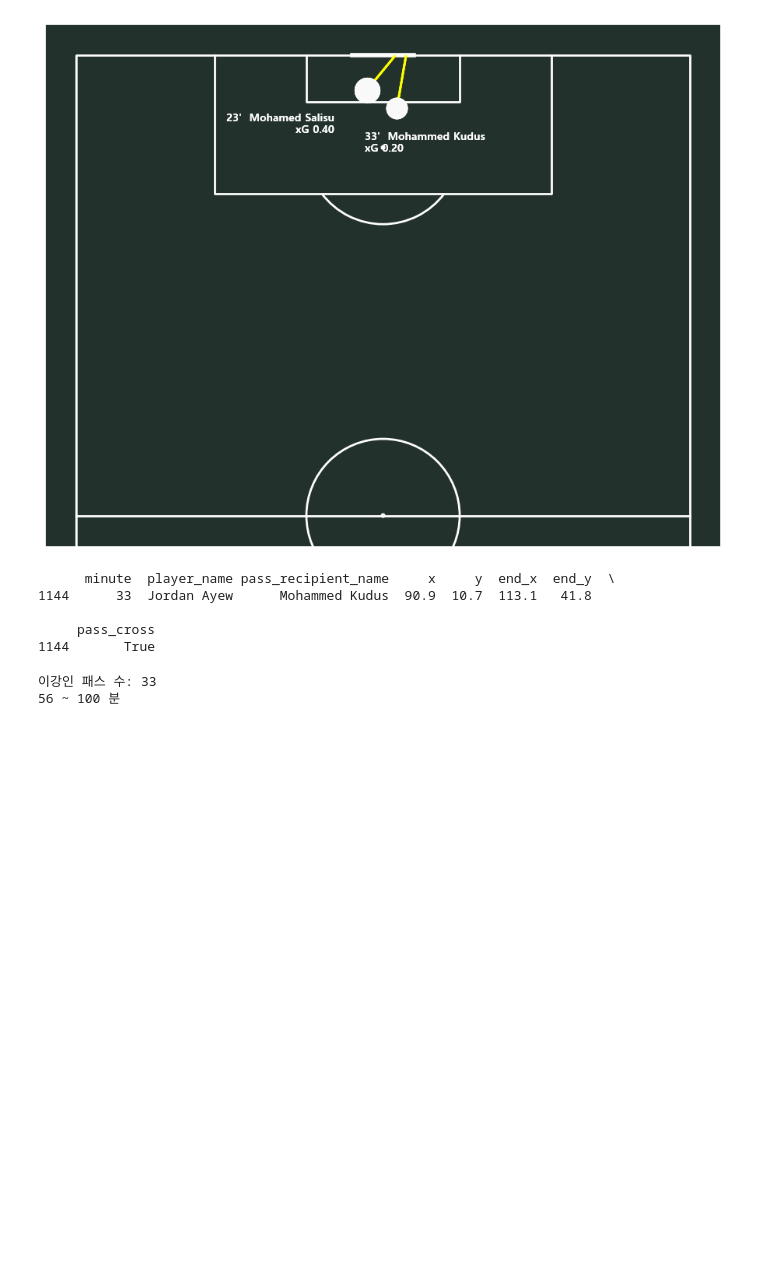
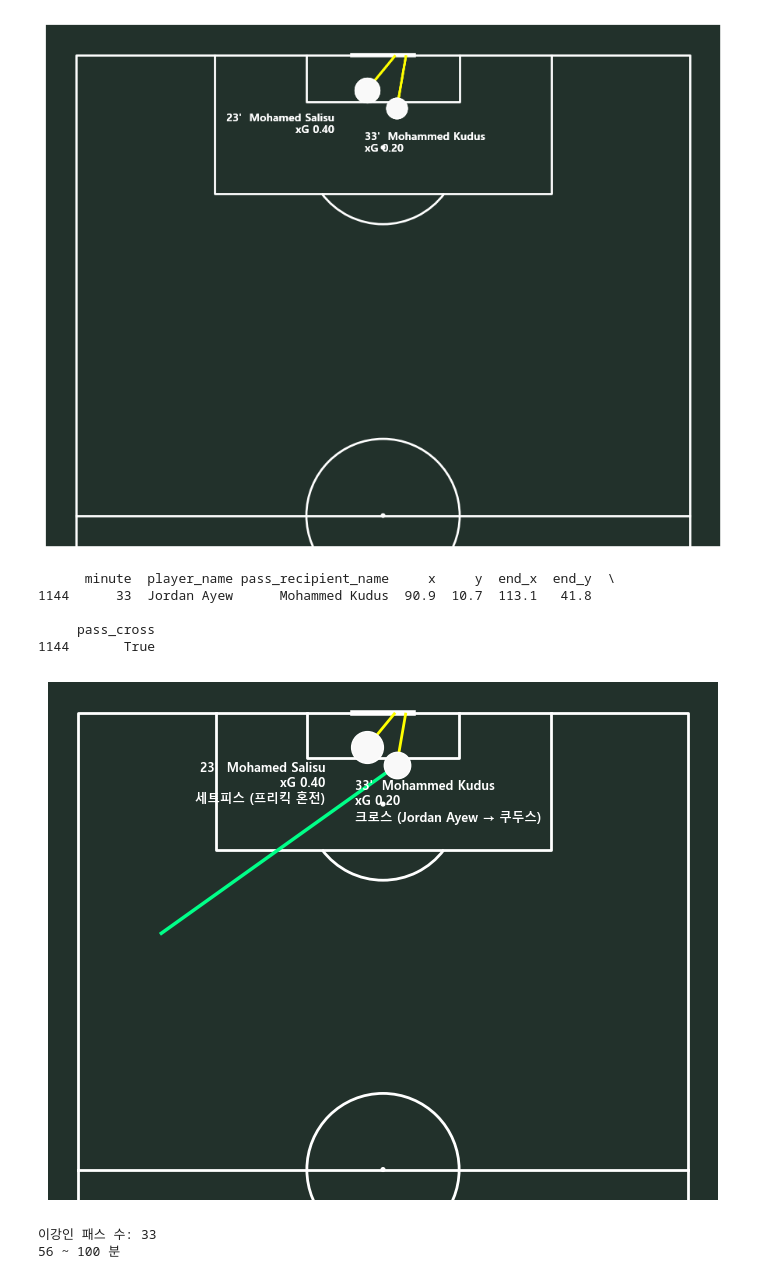
Before and after one commit to 0jyyyyy/Soccer_Lens, a Jupyter notebook: Tactics_lab/World_cup/2022/korea_ghana.ipynb, the cells around one changed output. Drawn from its saved outputs; the diff is of its cells as text; code cells hidden in the pictures; blank space fills up the shorter version.

Commit message:
feat:xG_share_graph

```diff
--- a/Tactics_lab/World_cup/2022/korea_ghana.ipynb
+++ b/Tactics_lab/World_cup/2022/korea_ghana.ipynb
@@ -376,6 +376,43 @@ print(gn_assists_h1[['minute', 'player_name', 'pass_recipient_name', 'x', 'y', '
 
      pass_cross
 1144       True
+# %%
+# 33분 쿠두스 골의 어시스트(아이유 크로스) 찾기
+kudus_assist = gn_assists_h1[gn_assists_h1['pass_recipient_name'] == 'Mohammed Kudus'].iloc[0]
+
+pitch = VerticalPitch(pitch_type='statsbomb', pitch_color='#22312b', line_color='white',half=True)
+fig, ax = pitch.draw(figsize=(7, 10))
+
+for i, (idx, row) in enumerate(gn_goals_h1.iterrows()):
+    xg = row['shot_statsbomb_xg']
+    pitch.scatter(row['x'], row['y'], s=800*xg + 200, color='#f9f9f9',
+                  edgecolors='white', ax=ax, zorder=3)
+    pitch.lines(row['x'], row['y'], row['end_x'], row['end_y'],
+                color='yellow', ax=ax, lw=2, zorder=2)
+
+# 쿠두스 골에만 크로스 경로(초록선) 추가
+pitch.lines(kudus_assist['x'], kudus_assist['y'],
+            kudus_assist['end_x'], kudus_assist['end_y'],
+            color='#00ff88', lw=2.5, ax=ax, zorder=2)
+
+# 라벨 (기존 offsets 딕셔너리 그대로 재사용)
+goal_type = {
+    'Mohamed Salisu': '세트피스 (프리킥 혼전)',
+    'Mohammed Kudus': f"크로스 ({kudus_assist['player_name']} → 쿠두스)",
+}
+offsets = {
+    'Mohamed Salisu': {'xytext': (-40, -30), 'ha': 'right'},
+    'Mohammed Kudus': {'xytext': (-40, -30), 'ha': 'left'},
+}
+for idx, row in gn_goals_h1.iterrows():
+    off = offsets[row['player_name']]
+    pitch.annotate(
+        text=f"{row['minute']}'  {row['player_name']}\nxG {row['shot_statsbomb_xg']:.2f}\n{goal_type[row['player_name']]}",
+        xy=(row['x'], row['y']), xytext=off['xytext'], textcoords='offset points',
+        color='white', fontsize=9, weight='bold', ha=off['ha'], ax=ax
+    )
+# %% [output]
+[figure, added]
 # %%
 # 이강인 투입 이후 패스만 필터링
 lki_passes = df_kor_event[
```
Also changed, not shown: parts of 4 cells of this notebook.
